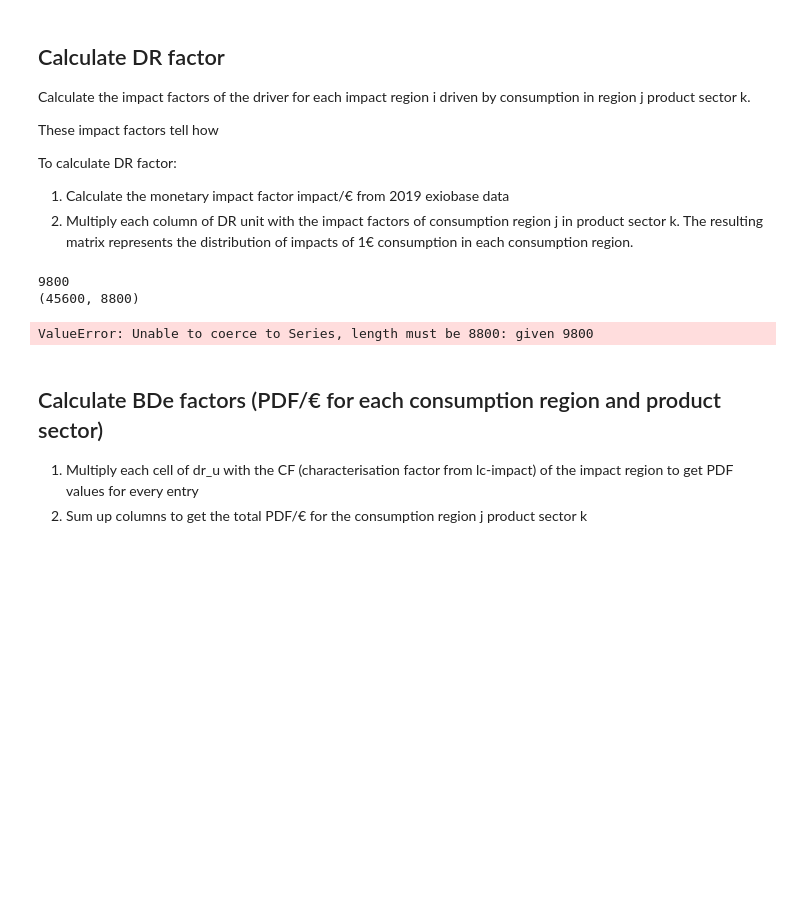
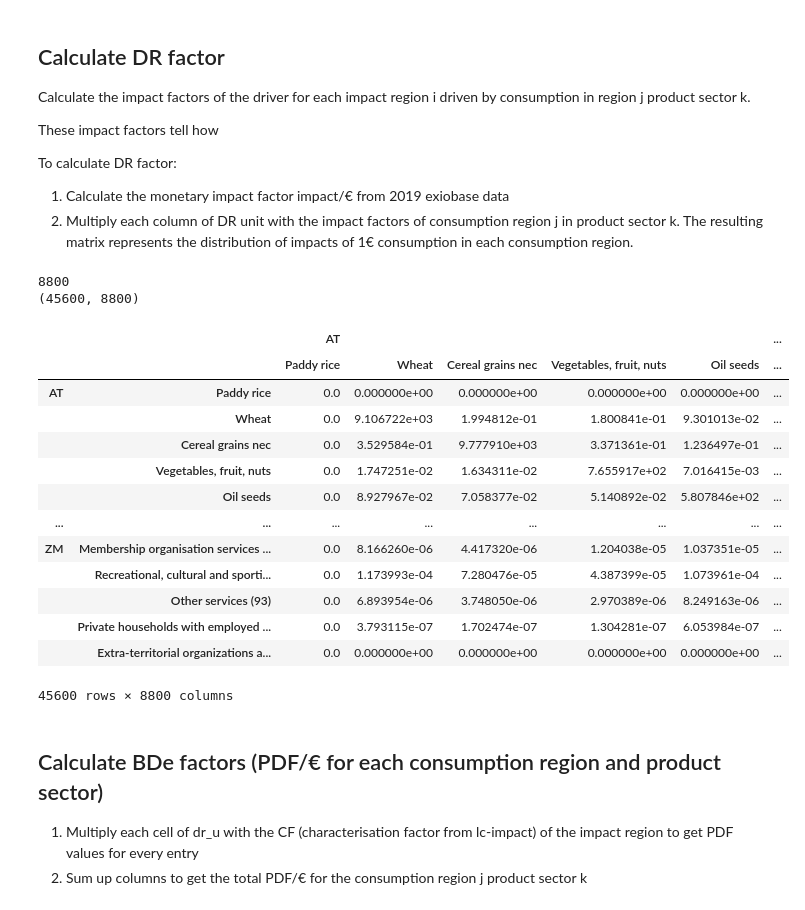
Before and after one commit to tterimaa/pdf-calculation, a Jupyter notebook: notebooks/pdf-eutrophication-marine.ipynb, the cells around one changed output. Saved outputs shown, nothing was run; the diff lists cells and outputs as text; code cells hidden in the pictures; blank space fills up the shorter version.

```diff
--- a/notebooks/pdf-eutrophication-marine.ipynb
+++ b/notebooks/pdf-eutrophication-marine.ipynb
@@ -387,21 +387,34 @@ To calculate DR factor:
 # %%
 # use 2019 impact factors for calculating dr_f
 # calculate dr_f - share of the driver of biodiversity loss in impact region i from the total amount of the driver that is driven by consumption in consumption region j, product sector k
 
-dr_f_w = dr_u_w.copy()
+dr_f = dr_u_w.copy()
 satellite_cleaned = exio3_19.satellite.M.drop(columns=row_regions.keys(), axis=1, level=0)
 total = satellite_cleaned.loc["N - agriculture - water"]
 scalars_w = total.to_numpy() # multipliers for each column
 print(len(scalars_w))
 print(dr_u_w.shape)
 
 # multiply each column of dr_u_w by the respective column value from exio3_19.satellite_agg.M
-dr_f_w = dr_f_w * scalars_w # same as dr_f_w * diag(scalars) but more efficient with numpy broadcasting
-dr_f_w
+dr_f = dr_f * scalars_w # same as dr_f * diag(scalars) but more efficient with numpy broadcasting
+dr_f
 # %% [output]
-9800
+8800
 (45600, 8800)
+|  |  | AT |  |  |  |  | ... |
+|  |  | Paddy rice | Wheat | Cereal grains nec | Vegetables, fruit, nuts | Oil seeds | ... |
+| AT | Paddy rice | 0.0 | 0.000000e+00 | 0.000000e+00 | 0.000000e+00 | 0.000000e+00 | ... |
+|  | Wheat | 0.0 | 9.106722e+03 | 1.994812e-01 | 1.800841e-01 | 9.301013e-02 | ... |
+|  | Cereal grains nec | 0.0 | 3.529584e-01 | 9.777910e+03 | 3.371361e-01 | 1.236497e-01 | ... |
+|  | Vegetables, fruit, nuts | 0.0 | 1.747251e-02 | 1.634311e-02 | 7.655917e+02 | 7.016415e-03 | ... |
+|  | Oil seeds | 0.0 | 8.927967e-02 | 7.058377e-02 | 5.140892e-02 | 5.807846e+02 | ... |
+| ... | ... | ... | ... | ... | ... | ... | ... |
+| ZM | Membership organisation services ... | 0.0 | 8.166260e-06 | 4.417320e-06 | 1.204038e-05 | 1.037351e-05 | ... |
+|  | Recreational, cultural and sporti... | 0.0 | 1.173993e-04 | 7.280476e-05 | 4.387399e-05 | 1.073961e-04 | ... |
+|  | Other services (93) | 0.0 | 6.893954e-06 | 3.748050e-06 | 2.970389e-06 | 8.249163e-06 | ... |
+|  | Private households with employed ... | 0.0 | 3.793115e-07 | 1.702474e-07 | 1.304281e-07 | 6.053984e-07 | ... |
+|  | Extra-territorial organizations a... | 0.0 | 0.000000e+00 | 0.000000e+00 | 0.000000e+00 | 0.000000e+00 | ... |
-ValueError: Unable to coerce to Series, length must be 8800: given 9800
+45600 rows × 8800 columns
 # %% [markdown]
 ## Calculate BDe factors (PDF/€ for each consumption region and product sector)
 
```
Also changed, not shown: parts of 4 cells of this notebook, 1 other file.
